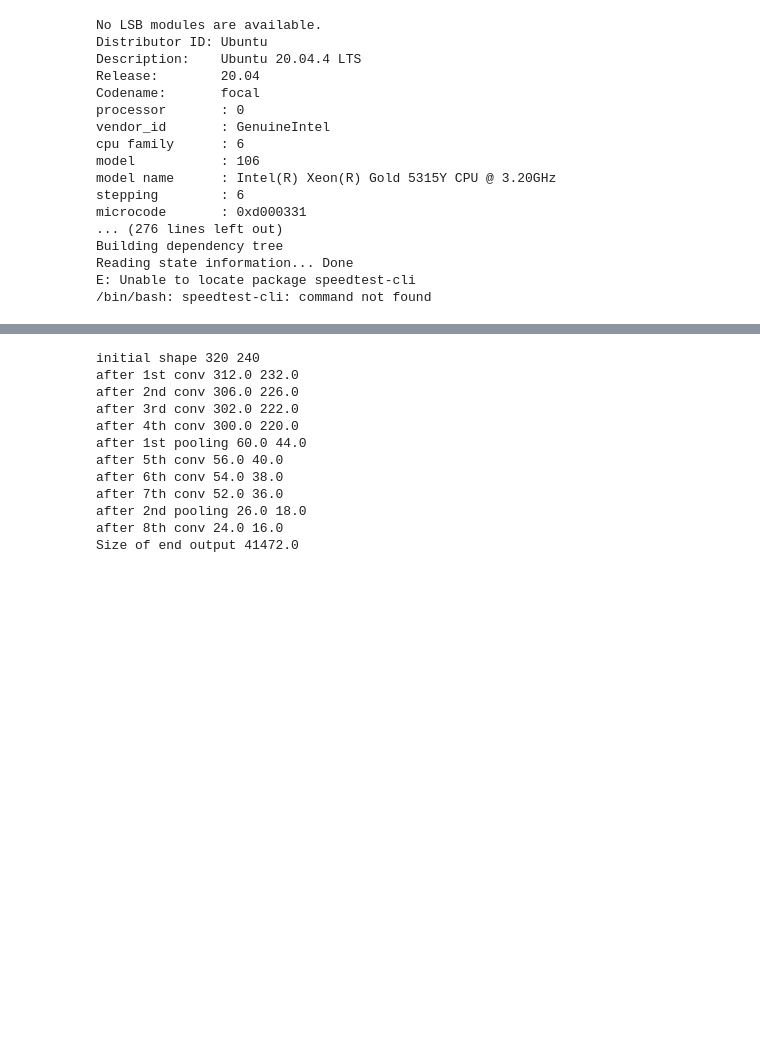
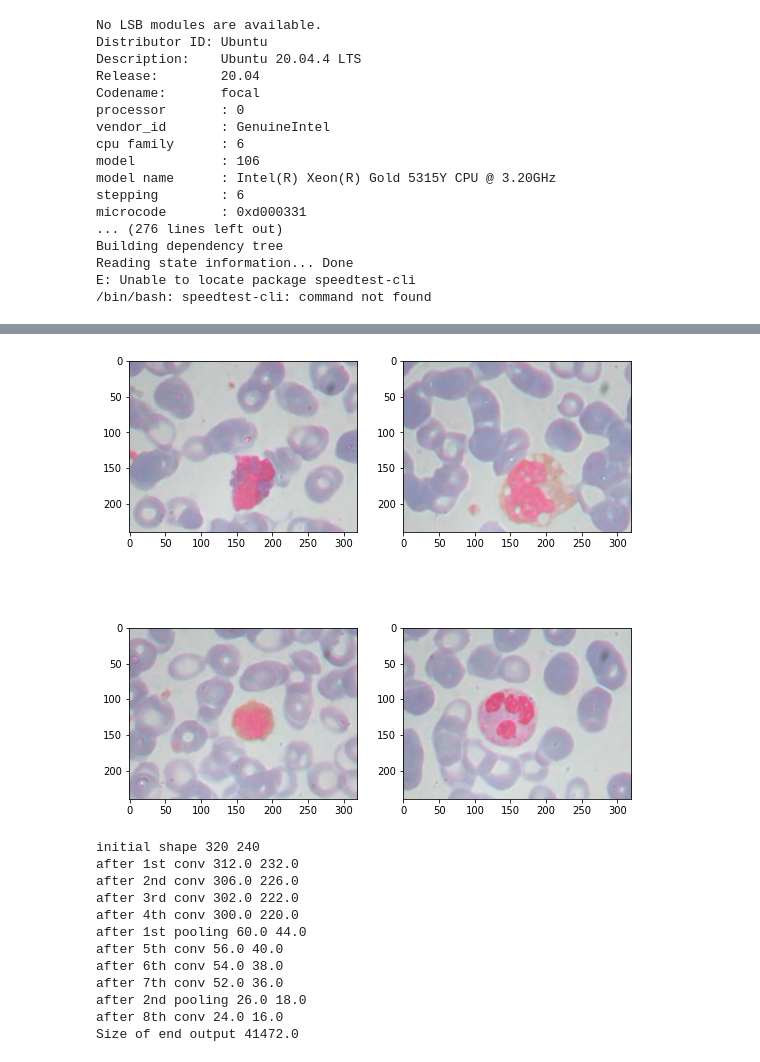
Before and after one commit to chrzanowski000/CNN_BloodCell_Classification, a Jupyter notebook: CNN_BloodCell_1.ipynb, the cells around one changed output, grey strips where cells are left out. Cells and saved outputs as stored; diff of their text form; code cells hidden in the pictures; blank space fills up the shorter version.

```diff
--- a/CNN_BloodCell_1.ipynb
+++ b/CNN_BloodCell_1.ipynb
@@ -352,3 +350,17 @@ TEST dataset ,mean: [0.6609439253807068, 0.640540361404419, 0.6794524192810059],
+# %%
+
+image_EOSINOPHIL = cv2.imread('/notebooks/dataset2-master/dataset2-master/images/TEST_SIMPLE/EOSINOPHIL/_11_9310.jpeg')
+image_LYMPHOCYTE = cv2.imread('/notebooks/dataset2-master/dataset2-master/images/TEST_SIMPLE/LYMPHOCYTE/_2_6981.jpeg')
+image_MONOCYTE = cv2.imread('/notebooks/dataset2-master/dataset2-master/images/TEST_SIMPLE/MONOCYTE/_2_4392.jpeg')
+image_NEUTROPHIL = cv2.imread('/notebooks/dataset2-master/dataset2-master/images/TEST_SIMPLE/NEUTROPHIL/_14_4489.jpeg')
+
+f, axes = plt.subplots(2,2, figsize=(9,9))
+axes[0,0].imshow(image_EOSINOPHIL)
+axes[1,0].imshow(image_LYMPHOCYTE)
+axes[0,1].imshow(image_MONOCYTE)
+axes[1,1].imshow(image_NEUTROPHIL);
+# %% [output]
+[figure, added]
 # %%
 # model creation
 class CNN(nn.Module):
```
Also changed, not shown: parts of 7 cells of this notebook.
